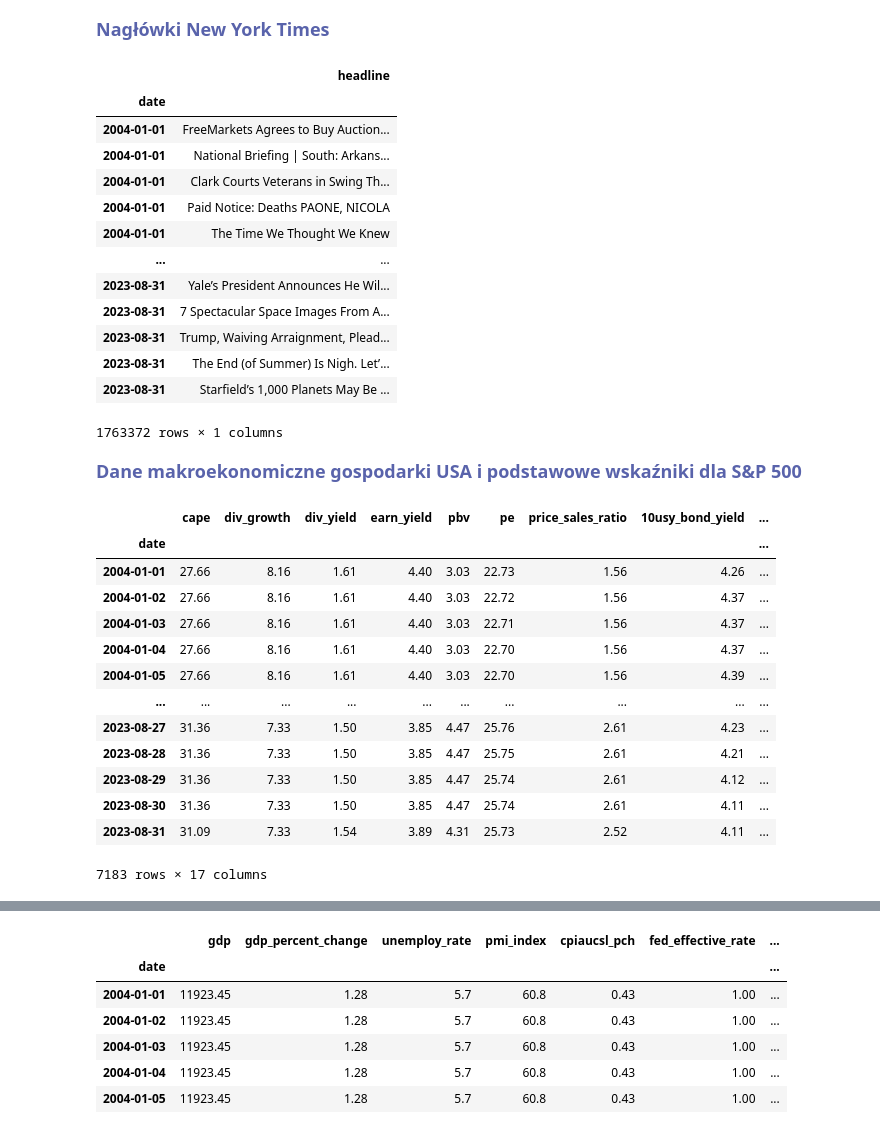
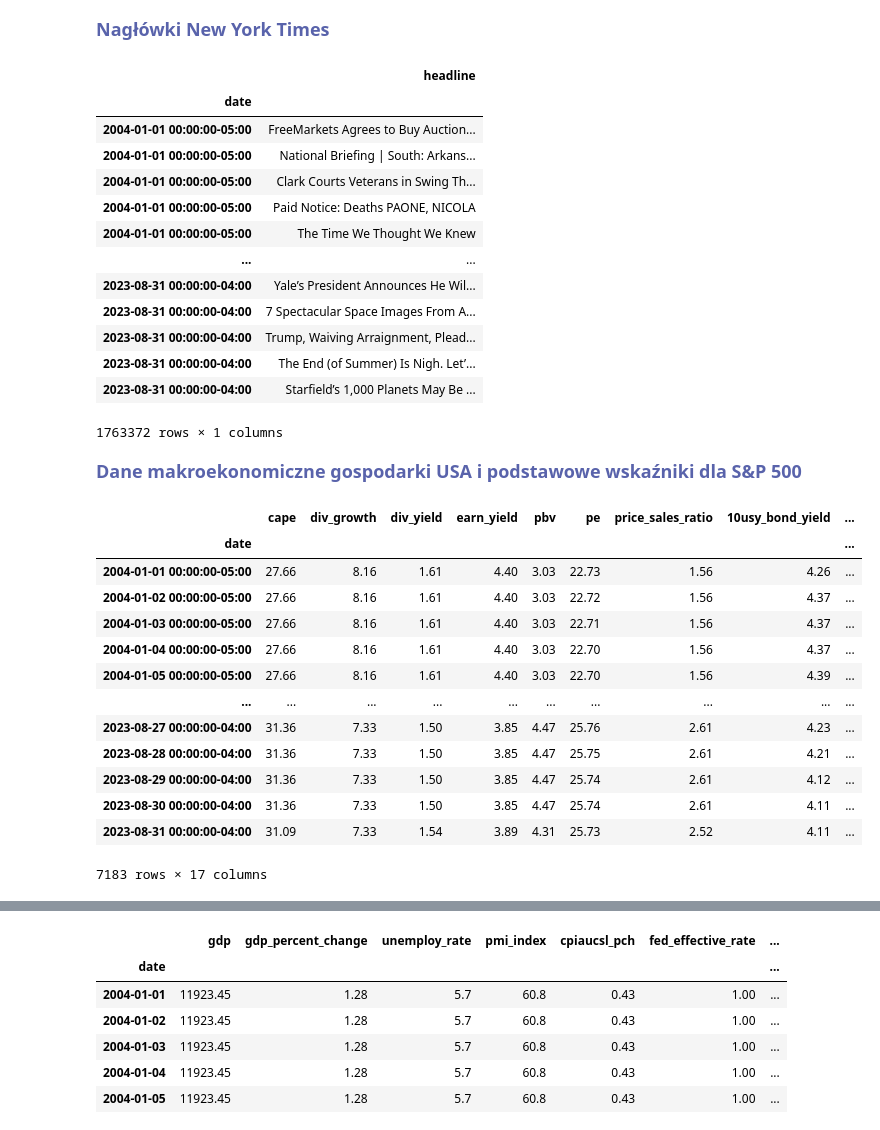
Before and after one commit to JozefImiolo/Projekt_Inzynierski, a Jupyter notebook: projekt-in-ynierski.ipynb, the cells around one changed output, grey strips where cells are left out. Cells and saved outputs as stored; diff of their text form; code cells hidden in the pictures.

```diff
--- a/projekt-in-ynierski.ipynb
+++ b/projekt-in-ynierski.ipynb
@@ -154,22 +157,23 @@ sp500
 # %%
 # load the dataset
 nyt_hl = pd.read_csv('/kaggle/input/new-york-times-headlines-news/NYT_Headlines.csv', index_col='date',  encoding='utf-8')
 nyt_hl.index = pd.to_datetime(nyt_hl.index)
+nyt_hl.index = nyt_hl.index.tz_localize('America/New_York')
 nyt_hl
 # %% [output]
 |  | headline |
 | date |  |
-| 2004-01-01 | FreeMarkets Agrees to Buy Auction... |
-| 2004-01-01 | National Briefing | South: Arkans... |
-| 2004-01-01 | Clark Courts Veterans in Swing Th... |
-| 2004-01-01 | Paid Notice: Deaths PAONE, NICOLA |
-| 2004-01-01 | The Time We Thought We Knew |
+| 2004-01-01 00:00:00-05:00 | FreeMarkets Agrees to Buy Auction... |
+| 2004-01-01 00:00:00-05:00 | National Briefing | South: Arkans... |
+| 2004-01-01 00:00:00-05:00 | Clark Courts Veterans in Swing Th... |
+| 2004-01-01 00:00:00-05:00 | Paid Notice: Deaths PAONE, NICOLA |
+| 2004-01-01 00:00:00-05:00 | The Time We Thought We Knew |
 | ... | ... |
-| 2023-08-31 | Yale’s President Announces He Wil... |
-| 2023-08-31 | 7 Spectacular Space Images From A... |
-| 2023-08-31 | Trump, Waiving Arraignment, Plead... |
-| 2023-08-31 | The End (of Summer) Is Nigh. Let’... |
-| 2023-08-31 | Starfield’s 1,000 Planets May Be ... |
+| 2023-08-31 00:00:00-04:00 | Yale’s President Announces He Wil... |
+| 2023-08-31 00:00:00-04:00 | 7 Spectacular Space Images From A... |
+| 2023-08-31 00:00:00-04:00 | Trump, Waiving Arraignment, Plead... |
+| 2023-08-31 00:00:00-04:00 | The End (of Summer) Is Nigh. Let’... |
+| 2023-08-31 00:00:00-04:00 | Starfield’s 1,000 Planets May Be ... |
 1763372 rows × 1 columns
 # %% [markdown]
 **<font color="#5963ab" size="4">Dane makroekonomiczne gospodarki USA i podstawowe wskaźniki dla S&P 500</font>**
@@ -179,21 +183,22 @@ macro_data = pd.read_csv('/kaggle/input/usa-sp500-fundamentals/USA_SP500_Fundame
 macro_data.index = pd.to_datetime(macro_data.index)
 # make all column headers lowercase
 macro_data.columns = macro_data.columns.str.lower()
+macro_data.index = macro_data.index.tz_localize('America/New_York')
 macro_data
 # %% [output]
 |  | cape | div_growth | div_yield | earn_yield | pbv | pe | price_sales_ratio | 10usy_bond_yield | ... |
 | date |  |  |  |  |  |  |  |  | ... |
-| 2004-01-01 | 27.66 | 8.16 | 1.61 | 4.40 | 3.03 | 22.73 | 1.56 | 4.26 | ... |
-| 2004-01-02 | 27.66 | 8.16 | 1.61 | 4.40 | 3.03 | 22.72 | 1.56 | 4.37 | ... |
-| 2004-01-03 | 27.66 | 8.16 | 1.61 | 4.40 | 3.03 | 22.71 | 1.56 | 4.37 | ... |
-| 2004-01-04 | 27.66 | 8.16 | 1.61 | 4.40 | 3.03 | 22.70 | 1.56 | 4.37 | ... |
-| 2004-01-05 | 27.66 | 8.16 | 1.61 | 4.40 | 3.03 | 22.70 | 1.56 | 4.39 | ... |
+| 2004-01-01 00:00:00-05:00 | 27.66 | 8.16 | 1.61 | 4.40 | 3.03 | 22.73 | 1.56 | 4.26 | ... |
+| 2004-01-02 00:00:00-05:00 | 27.66 | 8.16 | 1.61 | 4.40 | 3.03 | 22.72 | 1.56 | 4.37 | ... |
+| 2004-01-03 00:00:00-05:00 | 27.66 | 8.16 | 1.61 | 4.40 | 3.03 | 22.71 | 1.56 | 4.37 | ... |
+| 2004-01-04 00:00:00-05:00 | 27.66 | 8.16 | 1.61 | 4.40 | 3.03 | 22.70 | 1.56 | 4.37 | ... |
+| 2004-01-05 00:00:00-05:00 | 27.66 | 8.16 | 1.61 | 4.40 | 3.03 | 22.70 | 1.56 | 4.39 | ... |
 | ... | ... | ... | ... | ... | ... | ... | ... | ... | ... |
-| 2023-08-27 | 31.36 | 7.33 | 1.50 | 3.85 | 4.47 | 25.76 | 2.61 | 4.23 | ... |
-| 2023-08-28 | 31.36 | 7.33 | 1.50 | 3.85 | 4.47 | 25.75 | 2.61 | 4.21 | ... |
-| 2023-08-29 | 31.36 | 7.33 | 1.50 | 3.85 | 4.47 | 25.74 | 2.61 | 4.12 | ... |
-| 2023-08-30 | 31.36 | 7.33 | 1.50 | 3.85 | 4.47 | 25.74 | 2.61 | 4.11 | ... |
-| 2023-08-31 | 31.09 | 7.33 | 1.54 | 3.89 | 4.31 | 25.73 | 2.52 | 4.11 | ... |
+| 2023-08-27 00:00:00-04:00 | 31.36 | 7.33 | 1.50 | 3.85 | 4.47 | 25.76 | 2.61 | 4.23 | ... |
+| 2023-08-28 00:00:00-04:00 | 31.36 | 7.33 | 1.50 | 3.85 | 4.47 | 25.75 | 2.61 | 4.21 | ... |
+| 2023-08-29 00:00:00-04:00 | 31.36 | 7.33 | 1.50 | 3.85 | 4.47 | 25.74 | 2.61 | 4.12 | ... |
+| 2023-08-30 00:00:00-04:00 | 31.36 | 7.33 | 1.50 | 3.85 | 4.47 | 25.74 | 2.61 | 4.11 | ... |
+| 2023-08-31 00:00:00-04:00 | 31.09 | 7.33 | 1.54 | 3.89 | 4.31 | 25.73 | 2.52 | 4.11 | ... |
 7183 rows × 17 columns
 # %%
 # divide data to two data frames
```
Also changed, not shown: parts of 71 cells of this notebook, 3 other files.
